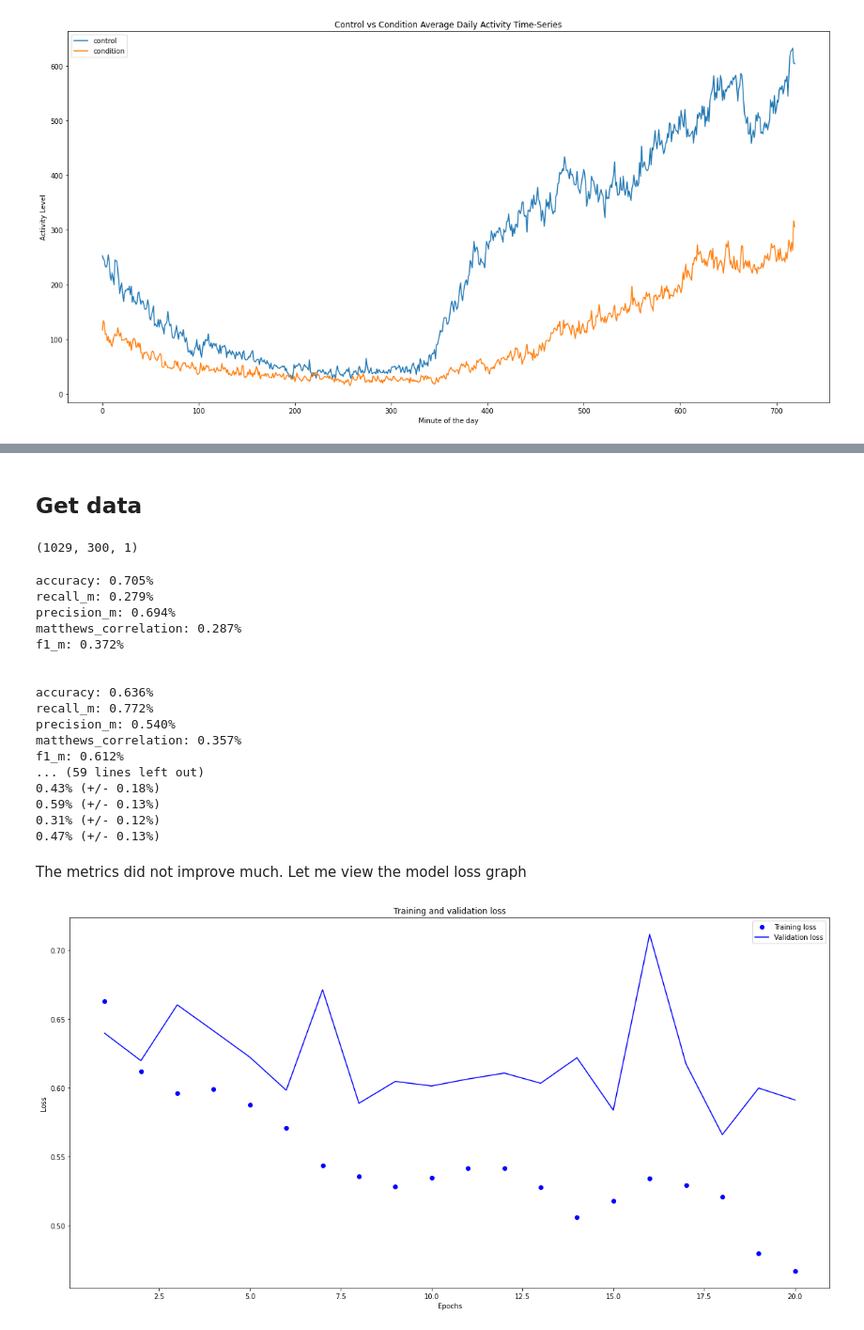
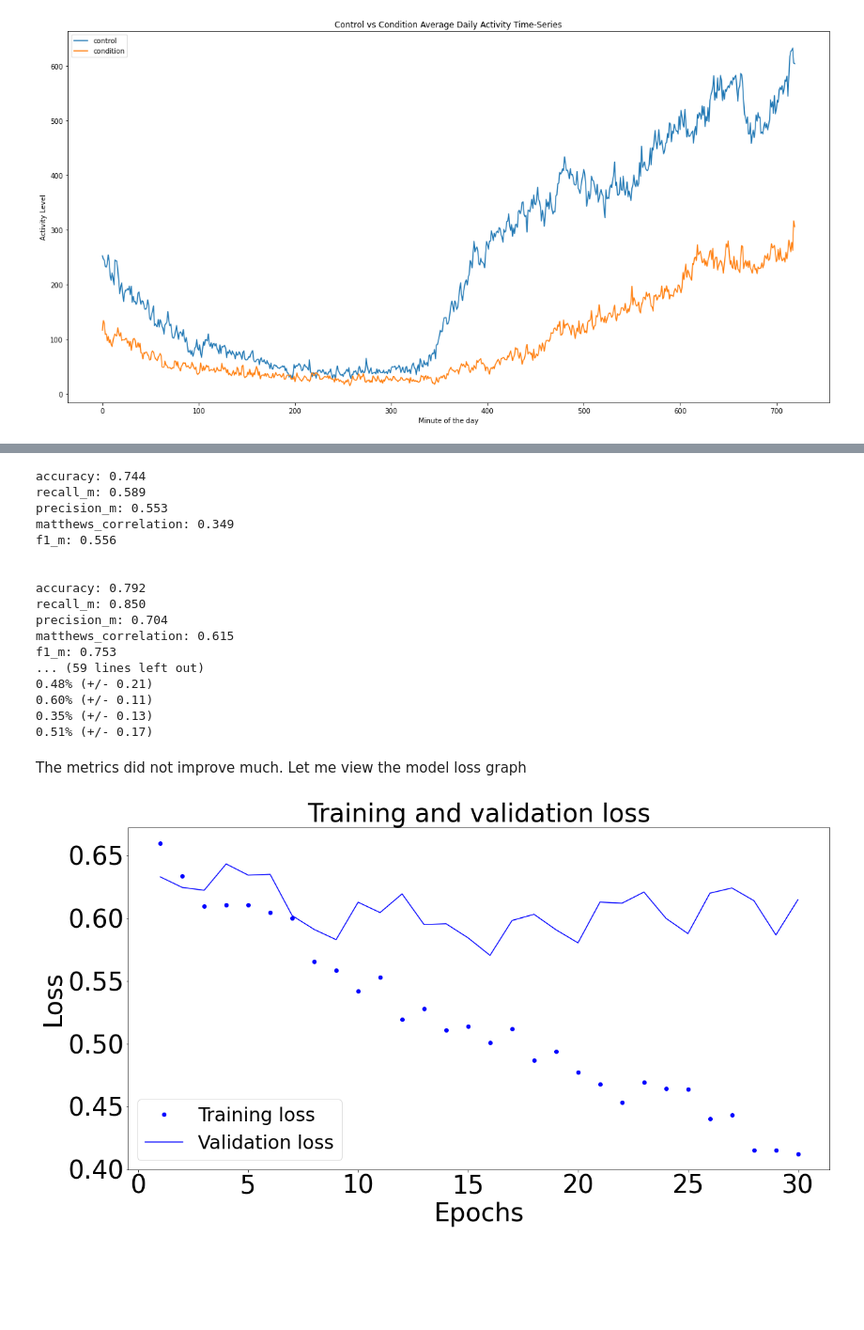
Before and after one commit to Chuukwudi/Depression-Classification-based-on-motor-activity-actigraph-data-from-wearable-devices, a Jupyter notebook: My_ML_ICA.ipynb, the cells around one changed output, grey strips where cells are left out. Shown at 94% size. Saved outputs shown, nothing was run; the diff lists cells and outputs as text; code cells hidden in the pictures; blank space fills up the shorter version.

```diff
--- a/My_ML_ICA.ipynb
+++ b/My_ML_ICA.ipynb
@@ -1119,0 +1149,7 @@ f1_scores = []
+# %%
+# Firstly, I split to get validation data. the validation data is to enable me visualise and
+#  evaluate my model.
+X_data, X_val, y_data, y_val = train_test_split(X, y, test_size=0.25, random_state=seed)
+
+# Using cross-validation below, the kfold.split() function further splits my data into testing
+# and training while keeping my validation data.
@@ -1191,2 +1303,0 @@ plt.show()
-# %% [markdown]
-## Get data
@@ -1223,8 +1304,3 @@ X = np.reshape(X, (X.shape[0], X.shape[1], 1))
-# %%
-# confirm the new shape
-X.shape
-# %% [output]
-(1029, 300, 1)
 # %%
 # initialise container variables for my metrics
 kfold = StratifiedKFold(n_splits=10, shuffle=True, random_state=seed)
@@ -1251,14 +1327,14 @@ for train, test in kfold.split(X_data, y_data):
     adam = Adam(lr=0.001)
     model.compile(loss='binary_crossentropy', optimizer=adam, metrics=['accuracy', recall_m, precision_m, matthews_correlation, f1_m])
 
-    history = model.fit(X_data[train], y_data[train], epochs=20, batch_size=64, validation_data=(X_val, y_val), verbose=0)
+    history = model.fit(X_data[train], y_data[train], epochs=30, batch_size=64, validation_data=(X_val, y_val), verbose=0)
     scores = model.evaluate(X_data[test], y_data[test], verbose=0)
 
-    print("%s: %.3f%%" % (model.metrics_names[1], scores[1]))
-    print("%s: %.3f%%" % (model.metrics_names[2], scores[2]))
-    print("%s: %.3f%%" % (model.metrics_names[3], scores[3]))
-    print("%s: %.3f%%" % (model.metrics_names[4], scores[4]))
-    print("%s: %.3f%%" % (model.metrics_names[5], scores[5]))
+    print("%s: %.3f" % (model.metrics_names[1], scores[1]))
+    print("%s: %.3f" % (model.metrics_names[2], scores[2]))
+    print("%s: %.3f" % (model.metrics_names[3], scores[3]))
+    print("%s: %.3f" % (model.metrics_names[4], scores[4]))
+    print("%s: %.3f" % (model.metrics_names[5], scores[5]))
     print("\n")
     accuracy_scores.append(scores[1] * 100)
     prec_scores.append(scores[2])
@@ -1267,44 +1343,47 @@ for train, test in kfold.split(X_data, y_data):
     f1_scores.append(scores[5])
 
 print("%.2f%% (+/- %.2f%%)" % (np.mean(accuracy_scores), np.std(accuracy_scores)))
-print("%.2f%% (+/- %.2f%%)" % (np.mean(prec_scores), np.std(prec_scores)))
-print("%.2f%% (+/- %.2f%%)" % (np.mean(rec_scores), np.std(rec_scores)))
-print("%.2f%% (+/- %.2f%%)" % (np.mean(mcc_scores), np.std(mcc_scores)))
-print("%.2f%% (+/- %.2f%%)" % (np.mean(f1_scores), np.std(f1_scores)))
+print("%.2f%% (+/- %.2f)" % (np.mean(prec_scores), np.std(prec_scores)))
+print("%.2f%% (+/- %.2f)" % (np.mean(rec_scores), np.std(rec_scores)))
+print("%.2f%% (+/- %.2f)" % (np.mean(mcc_scores), np.std(mcc_scores)))
+print("%.2f%% (+/- %.2f)" % (np.mean(f1_scores), np.std(f1_scores)))
 # %% [output]
-accuracy: 0.705%
-recall_m: 0.279%
-precision_m: 0.694%
-matthews_correlation: 0.287%
-f1_m: 0.372%
+accuracy: 0.744
+recall_m: 0.589
+precision_m: 0.553
+matthews_correlation: 0.349
+f1_m: 0.556
 
 
-accuracy: 0.636%
-recall_m: 0.772%
-precision_m: 0.540%
-matthews_correlation: 0.357%
-f1_m: 0.612%
+accuracy: 0.792
+recall_m: 0.850
+precision_m: 0.704
+matthews_correlation: 0.615
+f1_m: 0.753
 ... (59 lines left out)
-0.43% (+/- 0.18%)
-0.59% (+/- 0.13%)
-0.31% (+/- 0.12%)
-0.47% (+/- 0.13%)
+0.48% (+/- 0.21)
+0.60% (+/- 0.11)
+0.35% (+/- 0.13)
+0.51% (+/- 0.17)
 # %% [markdown]
 The metrics did not improve much. Let me view the model loss graph
 # %%
 import matplotlib.pyplot as plt
 plt.figure(figsize=(20, 10))
 history_dict = history.history
 loss_values = history_dict['loss']
 val_loss_values = history_dict['val_loss']
 epochs = range(1, len(loss_values) + 1)
 plt.plot(epochs, loss_values, 'bo', label='Training loss')
 plt.plot(epochs, val_loss_values, 'b', label='Validation loss')
-plt.title('Training and validation loss')
-plt.xlabel('Epochs')
-plt.ylabel('Loss')
-plt.legend()
+plt.title('Training and validation loss', fontsize=40)
+plt.xlabel('Epochs', fontsize=40)
+plt.ylabel('Loss', fontsize=40)
+plt.rc('xtick',labelsize=40)
+plt.rc('ytick',labelsize=40)
+plt.legend(fontsize=30)
+plt.savefig('Val.png')
 plt.show()
 # %% [output]
-[figure, old version]
+[figure, new version]
 # %% [markdown]
```
Also changed, not shown: parts of 21 cells of this notebook.
